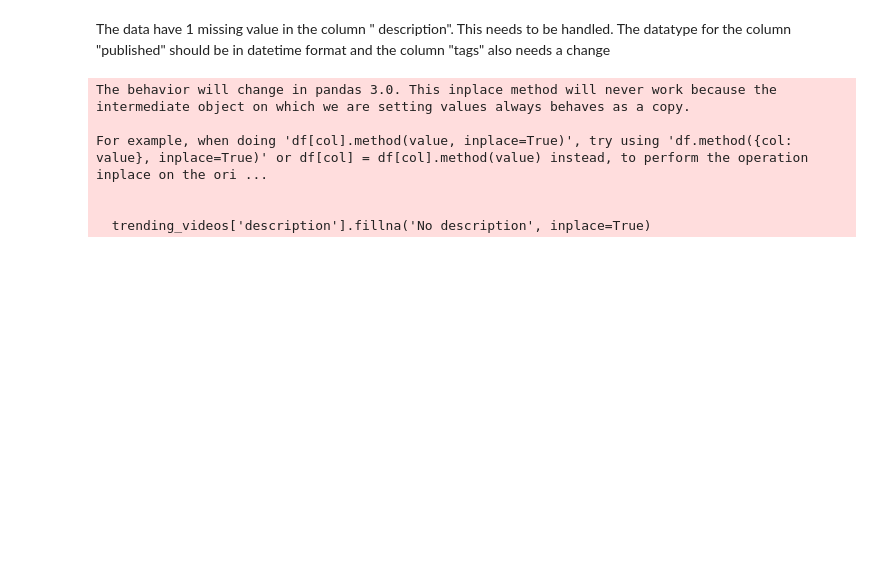
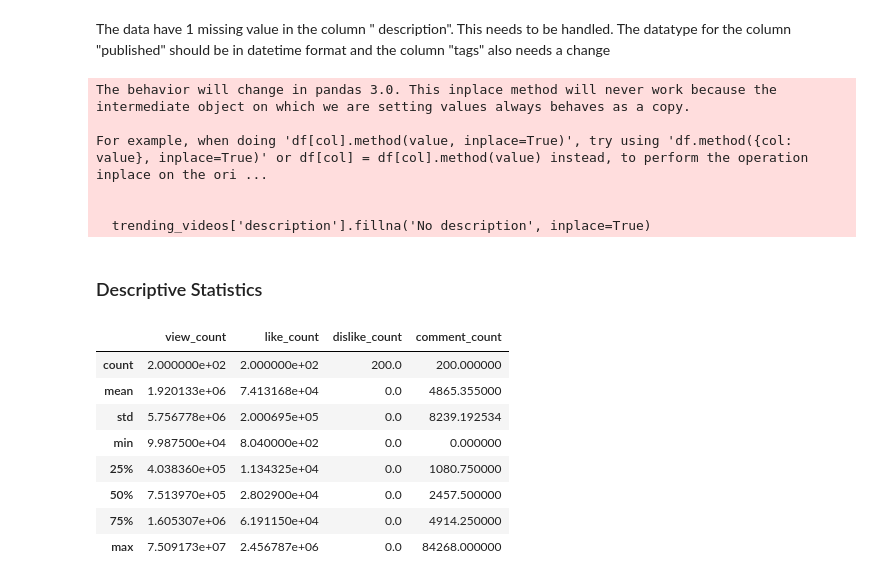
Before and after one commit to ARYAA98/Youtube-Data-Analysis, a Jupyter notebook: YoutubeDataAnalysis.ipynb, the cells around one changed output. Saved outputs shown, nothing was run; the diff lists cells and outputs as text; code cells hidden in the pictures; blank space fills up the shorter version.

```diff
--- a/YoutubeDataAnalysis.ipynb
+++ b/YoutubeDataAnalysis.ipynb
@@ -163,3 +187,20 @@ For example, when doing 'df[col].method(value, inplace=True)', try using 'df.met
 
 
   trending_videos['description'].fillna('No description', inplace=True)
+# %% [markdown]
+### Descriptive Statistics
+# %%
+# descriptive statistics
+descriptive_stats = trending_videos[['view_count', 'like_count', 'dislike_count', 'comment_count']].describe()
+
+descriptive_stats
+# %% [output]
+|  | view_count | like_count | dislike_count | comment_count |
+| count | 2.000000e+02 | 2.000000e+02 | 200.0 | 200.000000 |
+| mean | 1.920133e+06 | 7.413168e+04 | 0.0 | 4865.355000 |
+| std | 5.756778e+06 | 2.000695e+05 | 0.0 | 8239.192534 |
+| min | 9.987500e+04 | 8.040000e+02 | 0.0 | 0.000000 |
+| 25% | 4.038360e+05 | 1.134325e+04 | 0.0 | 1080.750000 |
+| 50% | 7.513970e+05 | 2.802900e+04 | 0.0 | 2457.500000 |
+| 75% | 1.605307e+06 | 6.191150e+04 | 0.0 | 4914.250000 |
+| max | 7.509173e+07 | 2.456787e+06 | 0.0 | 84268.000000 |
```
Also changed, not shown: parts of 10 cells of this notebook.
